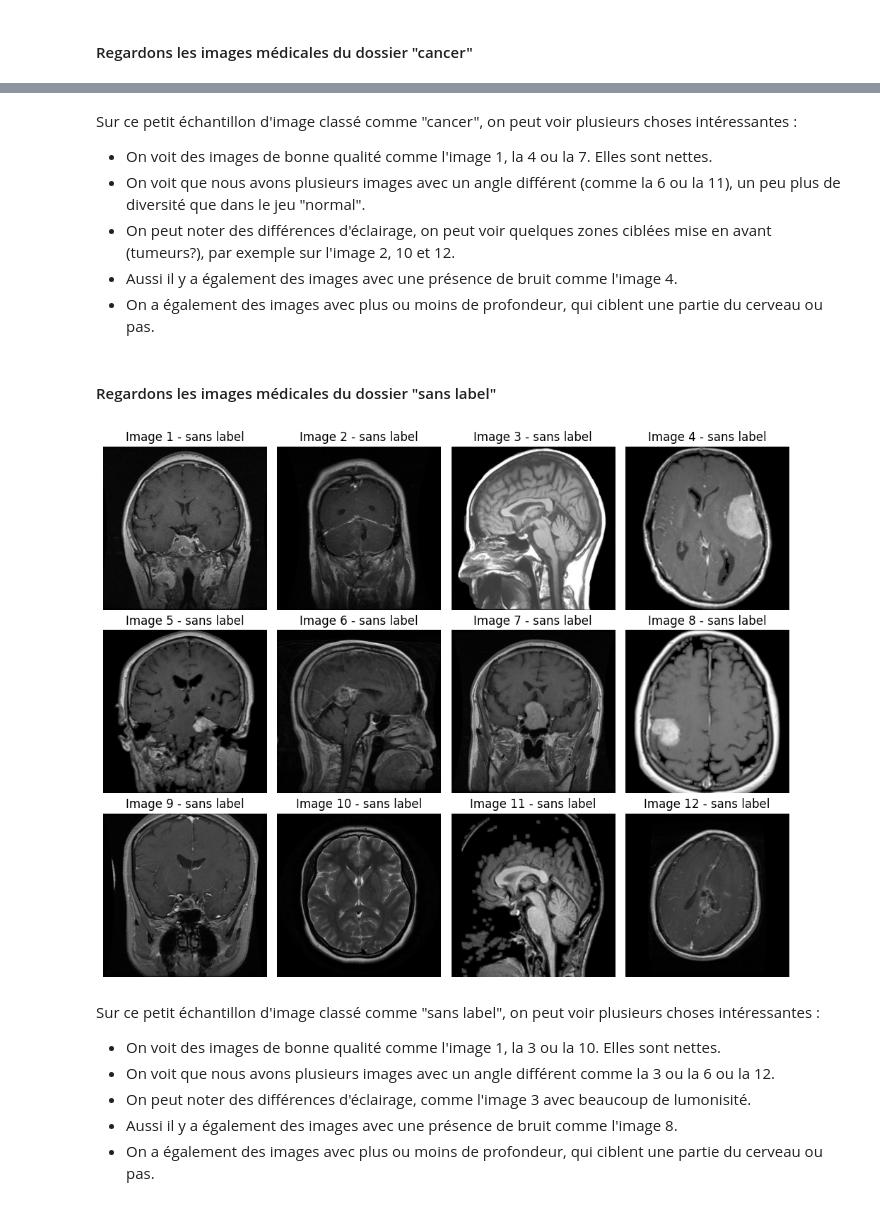
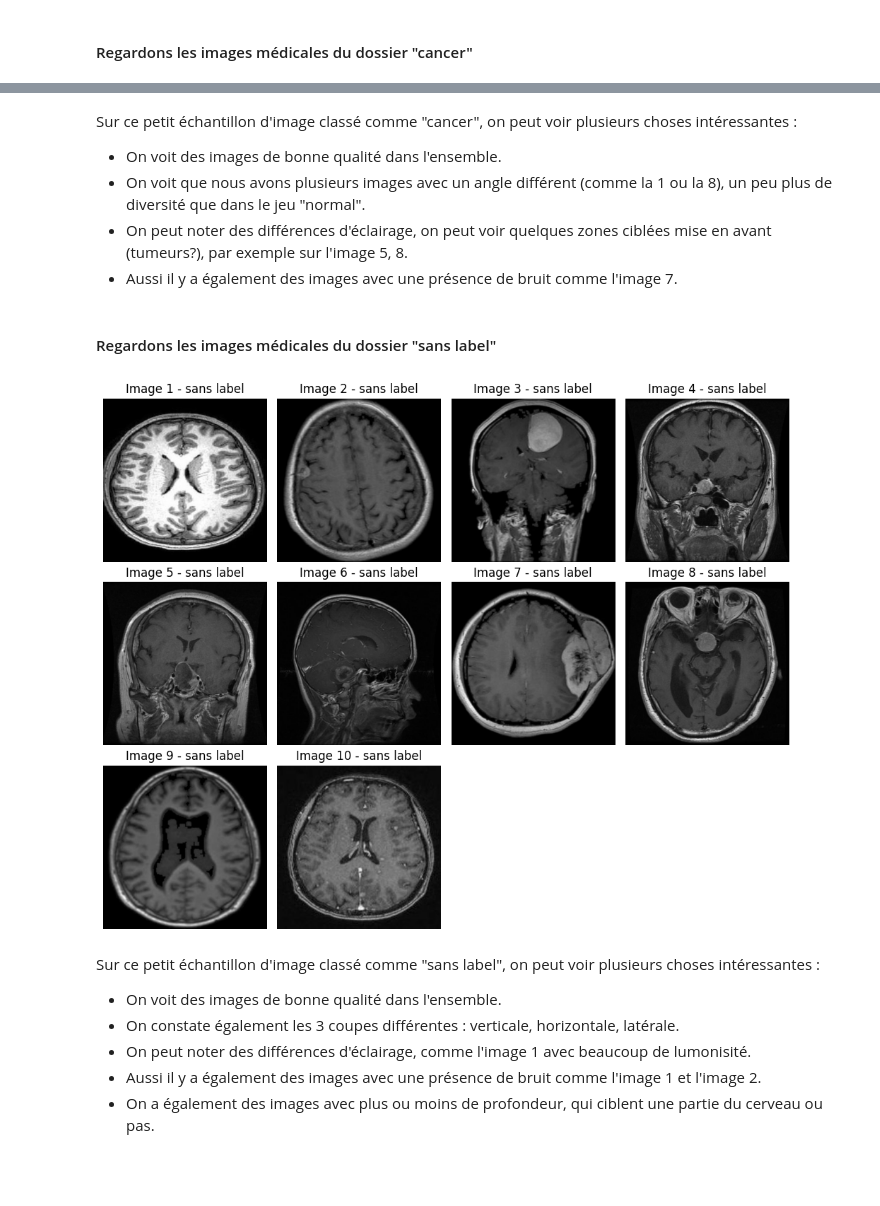
Before and after one commit to SCFlorian/Apprentissage_semi_supervise, a Jupyter notebook: notebooks/notebook_1_analyse_exploratoire.ipynb, the cells around one changed output, grey strips where cells are left out. Drawn from its saved outputs; the diff is of its cells as text; code cells hidden in the pictures; blank space fills up the shorter version.

```diff
--- a/notebooks/notebook_1_analyse_exploratoire.ipynb
+++ b/notebooks/notebook_1_analyse_exploratoire.ipynb
@@ -247,49 +226,38 @@ plt.show()
 # %% [markdown]
 Sur ce petit échantillon d'image classé comme "cancer", on peut voir plusieurs choses intéressantes :
-* On voit des images de bonne qualité comme l'image 1, la 4 ou la 7. Elles sont nettes.
-* On voit que nous avons plusieurs images avec un angle différent (comme la 6 ou la 11), un peu plus de diversité que dans le jeu "normal".
-* On peut noter des différences d'éclairage, on peut voir quelques zones ciblées mise en avant (tumeurs?), par exemple sur l'image 2, 10 et 12.
-* Aussi il y a également des images avec une présence de bruit comme l'image 4.
-* On a également des images avec plus ou moins de profondeur, qui ciblent une partie du cerveau ou pas.
+* On voit des images de bonne qualité dans l'ensemble.
+* On voit que nous avons plusieurs images avec un angle différent (comme la 1 ou la 8), un peu plus de diversité que dans le jeu "normal".
+* On peut noter des différences d'éclairage, on peut voir quelques zones ciblées mise en avant (tumeurs?), par exemple sur l'image 5, 8.
+* Aussi il y a également des images avec une présence de bruit comme l'image 7.
 # %% [markdown]
 #### Regardons les images médicales du dossier "sans label"
 # %%
 # Liste des chemins d'images
-paths = [
-    "../mri_dataset_brain_cancer_oc/sans_label/0a2bf85c-5b87-4069-8d47-059594d7fe95.jpg",
-    "../mri_dataset_brain_cancer_oc/sans_label/b038504e-6513-4c61-83ea-6016dae07068.jpg",
-    "../mri_dataset_brain_cancer_oc/sans_label/fa8ec37f-abf5-4028-8899-6416e8d8ffb1.jpg",
-    "../mri_dataset_brain_cancer_oc/sans_label/fcf1c2ea-fe58-495e-b7b9-c30ee111b9cc.jpg",
-    "../mri_dataset_brain_cancer_oc/sans_label/fecdc9e4-c3cf-490d-b5b4-b489a6d455bf.jpg",
-    "../mri_dataset_brain_cancer_oc/sans_label/acd40feb-efc6-453d-befa-819b9502a4c2.jpg",
-    "../mri_dataset_brain_cancer_oc/sans_label/ff3d5248-a7a7-47f6-8fe4-a44a45af64f5.jpg",
-    "../mri_dataset_brain_cancer_oc/sans_label/fe4454fb-f164-40a8-b7ec-dca240430694.jpg",
-    "../mri_dataset_brain_cancer_oc/sans_label/fb81733b-ea25-4003-80c7-7e162a731331.jpg",
-    "../mri_dataset_brain_cancer_oc/sans_label/f6e10c2b-4aa7-49c4-bad2-dbd47dd30a78.jpg",
-    "../mri_dataset_brain_cancer_oc/sans_label/fb0c6496-779b-4e6c-8d5f-684924504ab0.jpg",
-    "../mri_dataset_brain_cancer_oc/sans_label/fc82dbe0-6824-4ac8-a4a0-612f5ea53a98.jpg"
-]
+paths_sans_label = "../mri_dataset_brain_cancer_oc/sans_label"
 
-# Chargement des images
-images = [Image.open(p) for p in paths]
+# On sélectionne aléatoirement 10 images
+n = 10
+files = random.sample(os.listdir(paths_sans_label), n)
 
 # Affichage
 fig = plt.figure(figsize=(10, 8))
 
-for i, img in enumerate(images):
+for i, img in enumerate(files):
+    img = Image.open(os.path.join(paths_sans_label, img))
+
     plt.subplot(3, 4, i+1)
     plt.imshow(img)
     plt.axis('off')
     plt.title(f"Image {i+1} - sans label")
 
 plt.tight_layout()
 plt.show()
 # %% [output]
-[figure, old version]
+[figure, new version]
 # %% [markdown]
 Sur ce petit échantillon d'image classé comme "sans label", on peut voir plusieurs choses intéressantes :
-* On voit des images de bonne qualité comme l'image 1, la 3 ou la 10. Elles sont nettes.
-* On voit que nous avons plusieurs images avec un angle différent comme la 3 ou la 6 ou la 12.
-* On peut noter des différences d'éclairage, comme l'image 3 avec beaucoup de lumonisité.
-* Aussi il y a également des images avec une présence de bruit comme l'image 8.
+* On voit des images de bonne qualité dans l'ensemble.
+* On constate également les 3 coupes différentes : verticale, horizontale, latérale.
+* On peut noter des différences d'éclairage, comme l'image 1 avec beaucoup de lumonisité.
+* Aussi il y a également des images avec une présence de bruit comme l'image 1 et l'image 2.
 * On a également des images avec plus ou moins de profondeur, qui ciblent une partie du cerveau ou pas.
```
Also changed, not shown: parts of 6 cells of this notebook.
